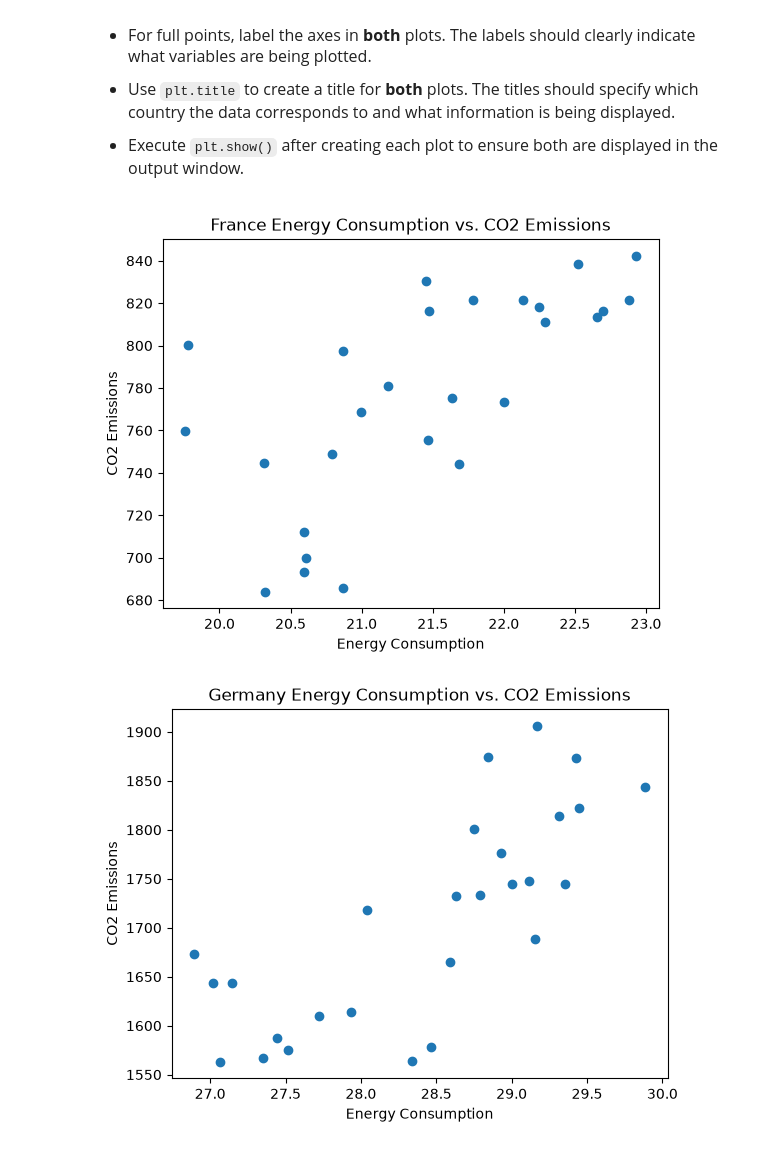
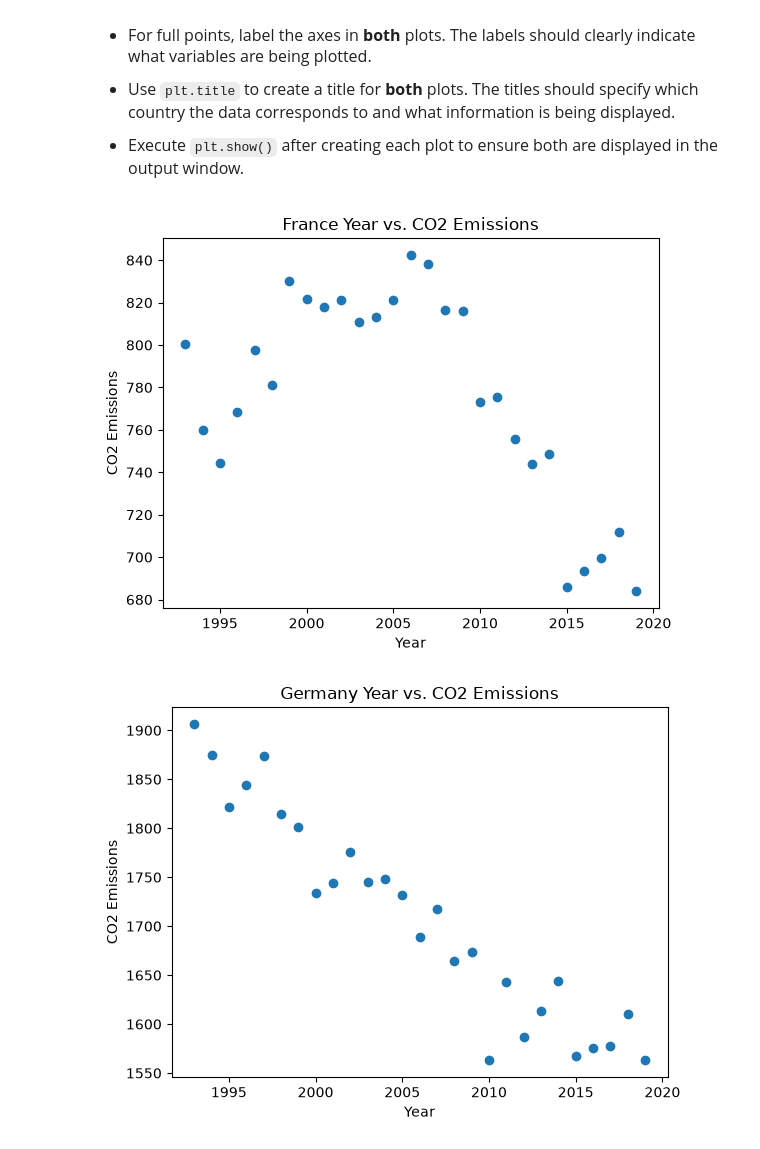
Before and after one commit to moozsqueed/datasci185fall2026, a Jupyter notebook: _assignments/assignment_2/Assignment2.ipynb, the cells around one changed output. Saved outputs shown, nothing was run; the diff lists cells and outputs as text; code cells hidden in the pictures.

```diff
--- a/_assignments/assignment_2/Assignment2.ipynb
+++ b/_assignments/assignment_2/Assignment2.ipynb
@@ -152,19 +152,19 @@ plt.show()
 # %%
 # Write your answer
 
 france_emissions = pandas.read_csv('data/france_emission.csv')
-plt.scatter(x=france_emissions['Energy_consumption'], y=france_emissions['CO2_emission'])
-plt.title('France Energy Consumption vs. CO2 Emissions')
-plt.xlabel('Energy Consumption')
+plt.scatter(x=france_emissions['Year'], y=france_emissions['CO2_emission'])
+plt.title('France Year vs. CO2 Emissions')
+plt.xlabel('Year')
 plt.ylabel('CO2 Emissions')
 plt.show()
 
 germany_emissions = pandas.read_csv('data/germany_emission.csv')
-plt.scatter(x=germany_emissions['Energy_consumption'], y=germany_emissions['CO2_emission'])
-plt.title('Germany Energy Consumption vs. CO2 Emissions')
-plt.xlabel('Energy Consumption')
+plt.scatter(x=germany_emissions['Year'], y=germany_emissions['CO2_emission'])
+plt.title('Germany Year vs. CO2 Emissions')
+plt.xlabel('Year')
 plt.ylabel('CO2 Emissions')
 plt.show()
 # %% [output]
-[figure, old version]
+[figure, new version]
-[figure, old version]
+[figure, new version]
```
